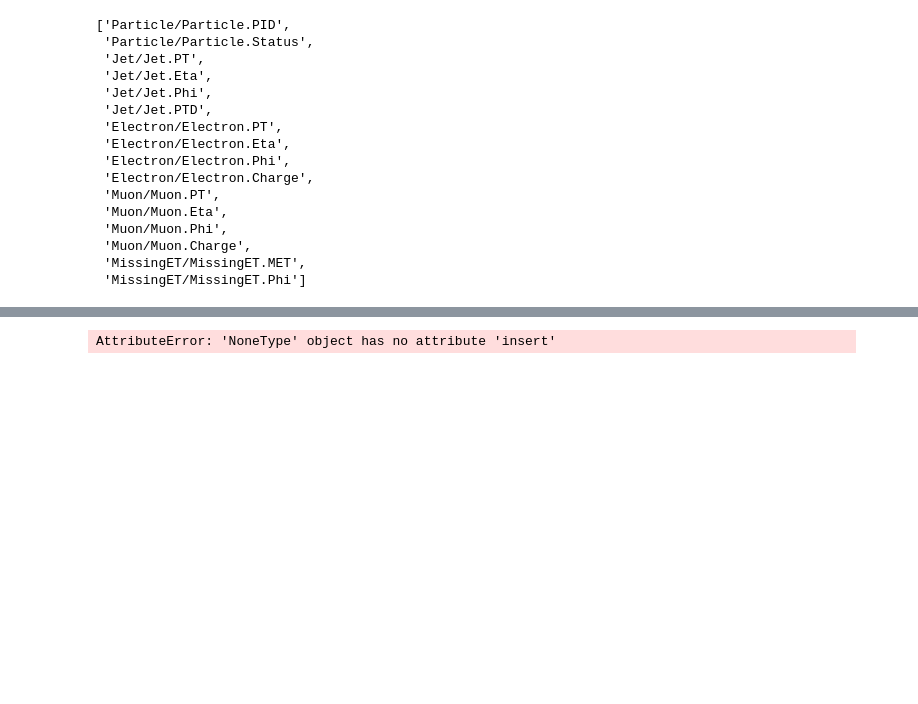
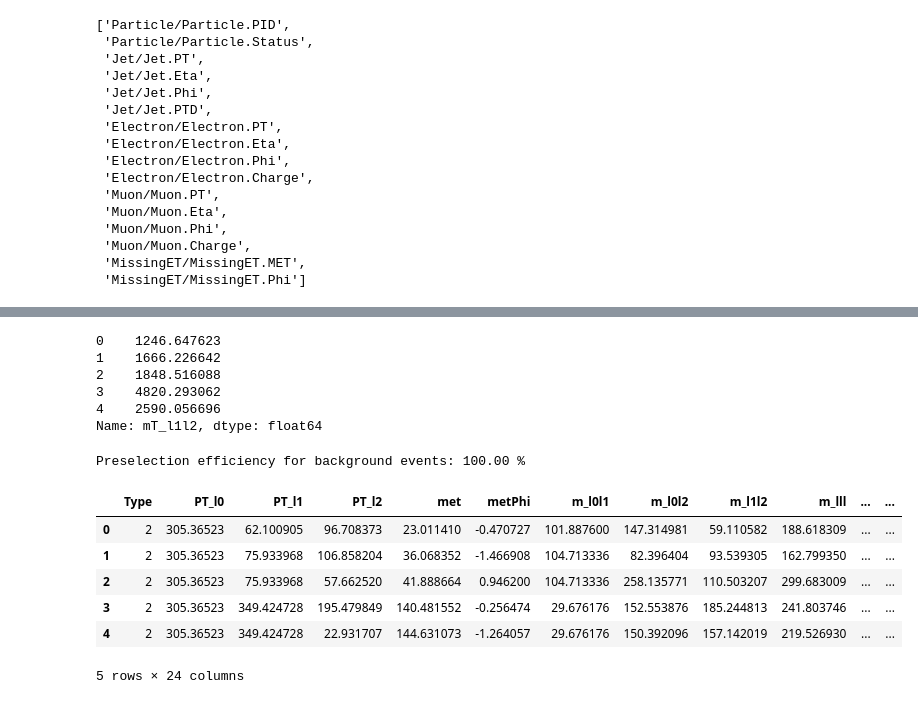
Before and after one commit to trinityrxse/PRISMA, a Jupyter notebook: analysis.ipynb, the cells around one changed output, grey strips where cells are left out. Cells and saved outputs as stored; diff of their text form; code cells hidden in the pictures; blank space fills up the shorter version.

```diff
--- a/analysis.ipynb
+++ b/analysis.ipynb
@@ -463,5 +416,60 @@ print("Preselection efficiency for WWW events: %2.2f %%"%(100.*nselected_WWW/nto
+# %%
+df_VH['mT_l1l2'].head()
+# %% [output]
+0    1246.647623
+1    1666.226642
+2    1848.516088
+3    4820.293062
+4    2590.056696
+Name: mT_l1l2, dtype: float64
+# %%
+#loop over background
+ntotal=0
+nselected=0
+df_bkg = None
+batch_size=5000
+iterator = uproot.iterate([f+":Delphes" for f in root_bkg],step_size=batch_size, filter_name=myfilter)
+for batch in tqdm(iterator, total=N_root_bgk/batch_size):
+    higgs=checkHiggs(batch)
+    presel=preselection(batch)
+    batch=batch_selector(batch, None)
+    PT_l0, PT_l1, PT_l2, met, metPhi, invarM_l0l1, invarM_l0l2, invarM_l1l2, invarM, \
+            transM_l0l1, transM_l0l2, transM_l1l2, \
+            deltaeta_l0l1, deltaeta_l0l2, deltaeta_l1l2, \
+            deltaangle_l0l1, deltaangle_l0l2, deltaangle_l1l2, \
+            dR_l0l1, dR_l0l2, dR_l1l2, totalP, dRmin = get_leptons(batch)
+
+    dataset = {'PT_l0': PT_l0, 'PT_l1': PT_l1, 'PT_l2': PT_l2, 'met': met, 'metPhi': metPhi,
+       'm_l0l1': invarM_l0l1, 'm_l0l2': invarM_l0l2, 'm_l1l2': invarM_l1l2, 'm_lll': invarM,
+       'mT_l0l1': transM_l0l1, 'mT_l0l2': transM_l0l2, 'mT_l1l2': transM_l1l2,
+       'delEta_l0l1': deltaeta_l0l1, 'delEta_l0l2': deltaeta_l0l2, 'delEta_l1l2': deltaeta_l1l2,
+      'delPhi_l0l1': deltaangle_l0l1, 'delPhi_l0l2': deltaangle_l0l2, 'delPhi_l1l2': deltaangle_l1l2,
+      'delR_l0l1': dR_l0l1, 'delR_l0l2': dR_l0l2, 'delR_l1l2': dR_l1l2,
+        'sumPT': totalP, 'dRmin': dRmin} #make into dict
+
+    #any round but first round
+    if df_bkg is not None:
+        newdata_bkg = pd.DataFrame(dataset)
+        df_bkg = pd.concat([df_bkg, newdata_bkg], axis = 0, ignore_index=True)
+
+    #first round
+    else:
+        df_bkg = pd.DataFrame(dataset)
+
+
+        ntotal+=len(batch)
+        nselected+=presel.sum()
+print("Preselection efficiency for background events: %2.2f %%"%(100.*nselected/ntotal))
+# %% [output]
+Preselection efficiency for background events: 100.00 %
 # %%
-df_VH.insert(loc=0, column='Type', value=2)
-#df_WWW.insert(loc=0, column='Type', value=1)
+df_bkg.insert(loc=0, column='Type', value=2)
+df_bkg.head()
 # %% [output]
+|  | Type | PT_l0 | PT_l1 | PT_l2 | met | metPhi | m_l0l1 | m_l0l2 | m_l1l2 | m_lll | ... | ... |
+| 0 | 2 | 305.36523 | 62.100905 | 96.708373 | 23.011410 | -0.470727 | 101.887600 | 147.314981 | 59.110582 | 188.618309 | ... | ... |
+| 1 | 2 | 305.36523 | 75.933968 | 106.858204 | 36.068352 | -1.466908 | 104.713336 | 82.396404 | 93.539305 | 162.799350 | ... | ... |
+| 2 | 2 | 305.36523 | 75.933968 | 57.662520 | 41.888664 | 0.946200 | 104.713336 | 258.135771 | 110.503207 | 299.683009 | ... | ... |
+| 3 | 2 | 305.36523 | 349.424728 | 195.479849 | 140.481552 | -0.256474 | 29.676176 | 152.553876 | 185.244813 | 241.803746 | ... | ... |
+| 4 | 2 | 305.36523 | 349.424728 | 22.931707 | 144.631073 | -1.264057 | 29.676176 | 150.392096 | 157.142019 | 219.526930 | ... | ... |
-AttributeError: 'NoneType' object has no attribute 'insert'
+5 rows × 24 columns
```
Also changed, not shown: parts of 23 cells of this notebook, 2 other files.
